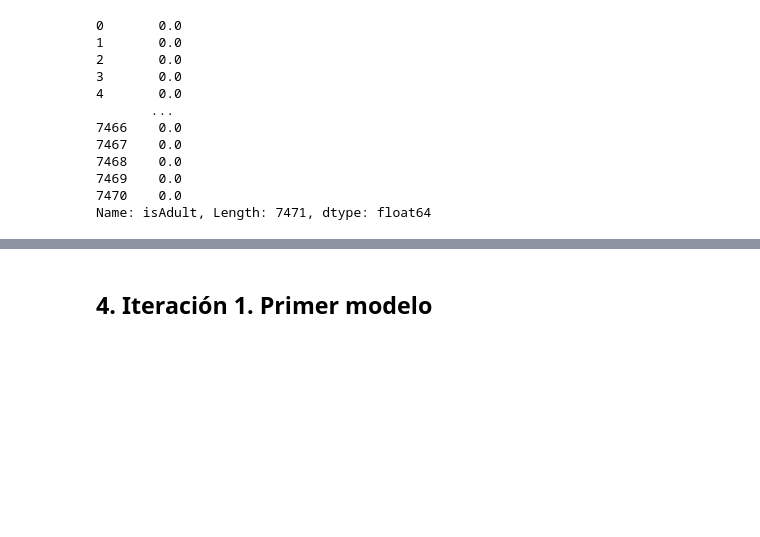
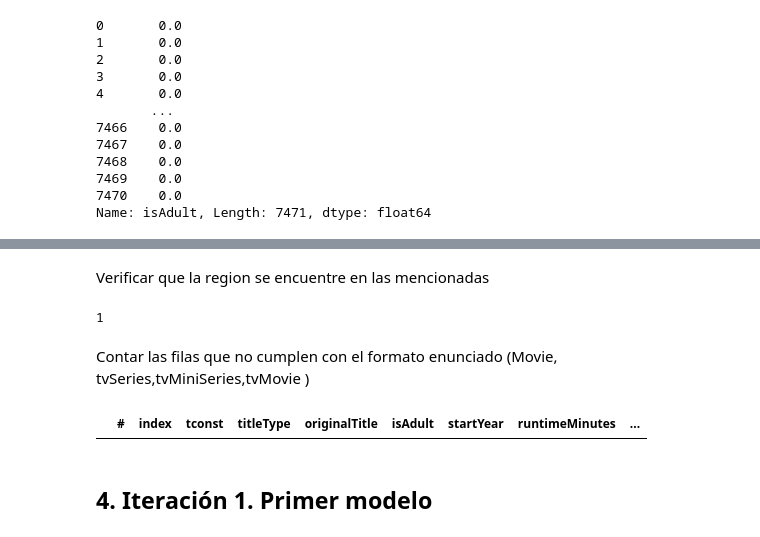
Before and after one commit to BI-Bernal-Diaz-Serrano/Lab1, a Jupyter notebook: main.ipynb, the cells around one changed output, grey strips where cells are left out. Saved outputs shown, nothing was run; the diff lists cells and outputs as text; code cells hidden in the pictures; blank space fills up the shorter version.

```diff
--- a/main.ipynb
+++ b/main.ipynb
@@ -506,3 +538,21 @@ hola
+# %% [markdown]
+Verificar que la region se encuentre en las mencionadas
+# %%
+regionesInvalidas = (~df_movies['region'].isin(['IN', 'US', 'CA', 'GB'])).sum()
+regionesInvalidas
+# %% [output]
+1
+# %% [markdown]
+Contar las filas que no cumplen con el formato enunciado (Movie, tvSeries,tvMiniSeries,tvMovie )
+# %%
+#Convertir los valores a minusculas
+df_movies['titleType'] = df_movies['titleType'].str.lower()
+
+invalidoTitleType = df_movies[~df_movies['titleType'].isin(['movie', 'tvseries', 'tvminiseries', 'tvmovie'])]
+invalidoTitleType
+#Todos cumplen con ello
+# %% [output]
+|  | # | index | tconst | titleType | originalTitle | isAdult | startYear | runtimeMinutes | ... |
 # %% [markdown]
 ## 4. Iteración 1. Primer modelo
 # %% [markdown]
```
Also changed, not shown: parts of 37 cells of this notebook.
